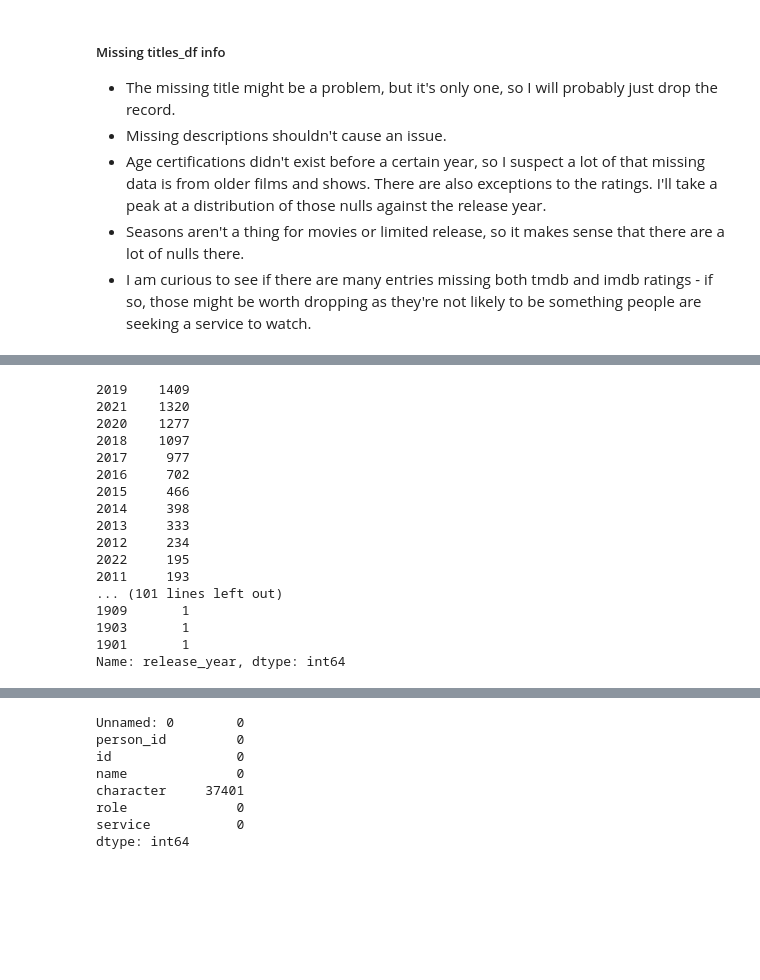
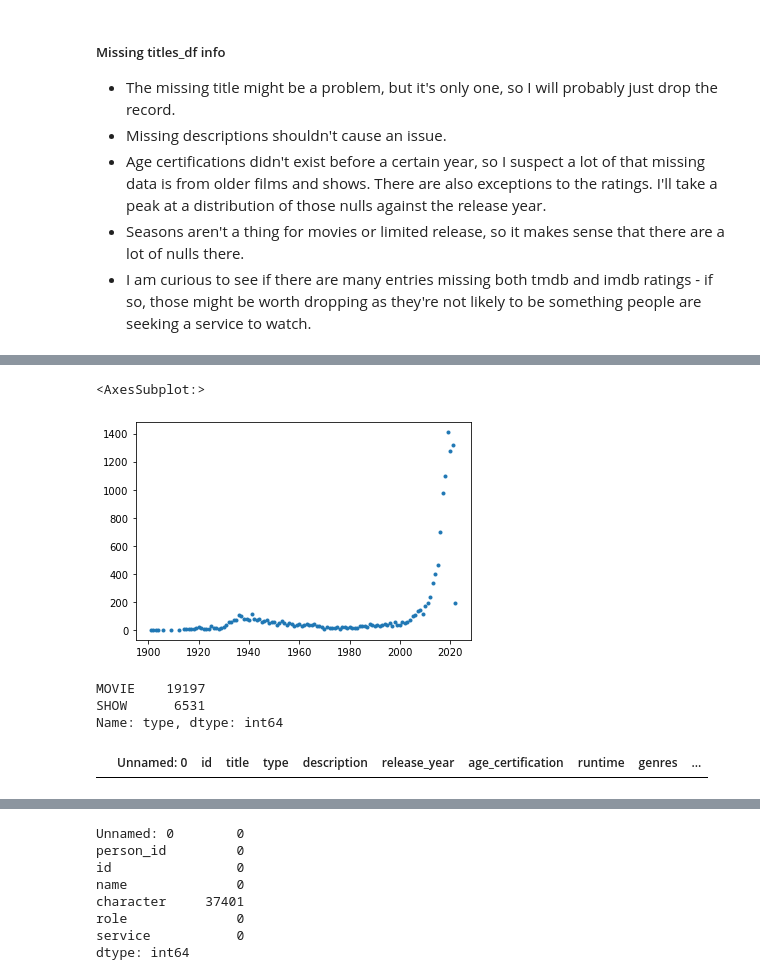
Before and after one commit to LizzCallahan/cleaning-data-checkpoint, a Jupyter notebook: checkpoint-three.ipynb, the cells around one changed output, grey strips where cells are left out. Cells and saved outputs as stored; diff of their text form; code cells hidden in the pictures; blank space fills up the shorter version.

```diff
--- a/checkpoint-three.ipynb
+++ b/checkpoint-three.ipynb
@@ -107,23 +66,8 @@ titles_df.drop(index=18903)
 # %%
-pd.set_option('max_rows', None)
-titles_df[titles_df['age_certification'].isna()].release_year.value_counts()
+null_ac_year_counts = titles_df[titles_df['age_certification'].isna()].release_year.value_counts()
 
+null_ac_year_counts.plot(style='.')
 #It looks like there are a lot more recent shows without age certifications than I realized. It will be worth keeping in mind for anlysis on that section, but I don't plan to drop anything for it right now.
 # %% [output]
-2019    1409
-2021    1320
-2020    1277
-2018    1097
-2017     977
-2016     702
-2015     466
-2014     398
-2013     333
-2012     234
-2022     195
-2011     193
-... (101 lines left out)
-1909       1
-1903       1
-1901       1
-Name: release_year, dtype: int64
+<AxesSubplot:>
+[figure, added]
@@ -131,0 +74,11 @@ pd.reset_option('max_rows')
+# %%
+titles_df.type.value_counts()
+# %% [output]
+MOVIE    19197
+SHOW      6531
+Name: type, dtype: int64
+# %%
+#Checking to see where the age_certification is missing. Looks like all tv shows have one.
+titles_df[titles_df['age_certification'].isna() & titles_df['type']=="SHOW"]
+# %% [output]
+|  | Unnamed: 0 | id | title | type | description | release_year | age_certification | runtime | genres | ... |
```
Also changed, not shown: parts of 29 cells of this notebook.
